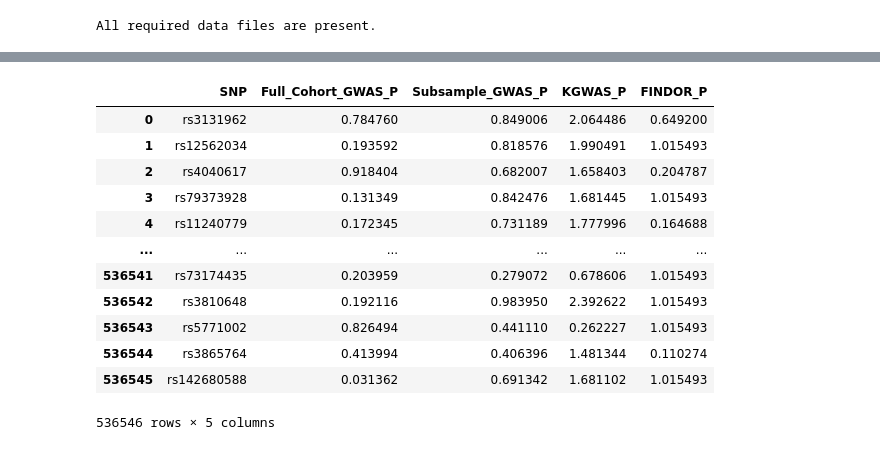
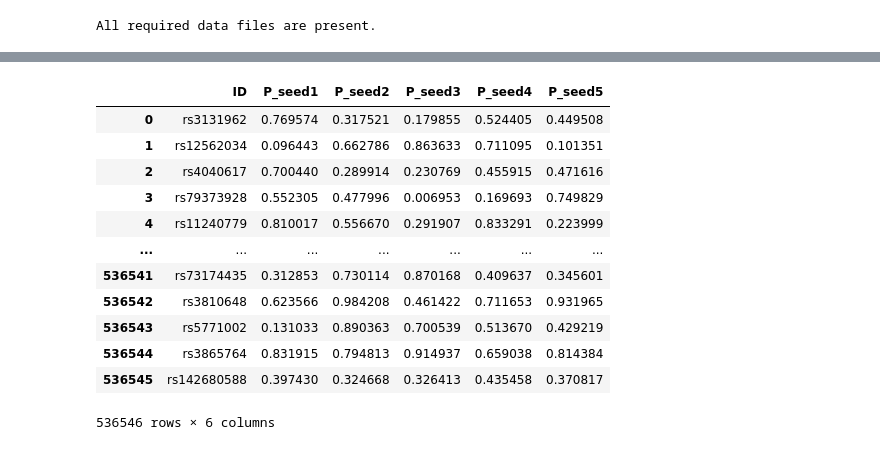
Before and after one commit to snap-stanford/KGWAS, a Jupyter notebook: demo/kgwas_subsampling.ipynb, the cells around one changed output, grey strips where cells are left out. Drawn from its saved outputs; the diff is of its cells as text; code cells hidden in the pictures.

```diff
--- a/demo/kgwas_subsampling.ipynb
+++ b/demo/kgwas_subsampling.ipynb
@@ -35,18 +35,18 @@ data.get_pheno_list()['21_indep_traits']
  'biochemistry_VitaminD',
  'bmd_HEEL_TSCOREz']
 # %%
-pd.read_csv(data_path + 'model_pred/subsample_results/body_BALDING1_seed1.csv')
+pd.read_csv(data_path + 'model_pred/subsample_results/body_BALDING1_gwas_2500.csv')
 # %% [output]
-|  | SNP | Full_Cohort_GWAS_P | Subsample_GWAS_P | KGWAS_P | FINDOR_P |
-| 0 | rs3131962 | 0.784760 | 0.849006 | 2.064486 | 0.649200 |
-| 1 | rs12562034 | 0.193592 | 0.818576 | 1.990491 | 1.015493 |
-| 2 | rs4040617 | 0.918404 | 0.682007 | 1.658403 | 0.204787 |
-| 3 | rs79373928 | 0.131349 | 0.842476 | 1.681445 | 1.015493 |
-| 4 | rs11240779 | 0.172345 | 0.731189 | 1.777996 | 0.164688 |
-| ... | ... | ... | ... | ... | ... |
-| 536541 | rs73174435 | 0.203959 | 0.279072 | 0.678606 | 1.015493 |
-| 536542 | rs3810648 | 0.192116 | 0.983950 | 2.392622 | 1.015493 |
-| 536543 | rs5771002 | 0.826494 | 0.441110 | 0.262227 | 1.015493 |
-| 536544 | rs3865764 | 0.413994 | 0.406396 | 1.481344 | 0.110274 |
-| 536545 | rs142680588 | 0.031362 | 0.691342 | 1.681102 | 1.015493 |
+|  | ID | P_seed1 | P_seed2 | P_seed3 | P_seed4 | P_seed5 |
+| 0 | rs3131962 | 0.769574 | 0.317521 | 0.179855 | 0.524405 | 0.449508 |
+| 1 | rs12562034 | 0.096443 | 0.662786 | 0.863633 | 0.711095 | 0.101351 |
+| 2 | rs4040617 | 0.700440 | 0.289914 | 0.230769 | 0.455915 | 0.471616 |
+| 3 | rs79373928 | 0.552305 | 0.477996 | 0.006953 | 0.169693 | 0.749829 |
+| 4 | rs11240779 | 0.810017 | 0.556670 | 0.291907 | 0.833291 | 0.223999 |
+| ... | ... | ... | ... | ... | ... | ... |
+| 536541 | rs73174435 | 0.312853 | 0.730114 | 0.870168 | 0.409637 | 0.345601 |
+| 536542 | rs3810648 | 0.623566 | 0.984208 | 0.461422 | 0.711653 | 0.931965 |
+| 536543 | rs5771002 | 0.131033 | 0.890363 | 0.700539 | 0.513670 | 0.429219 |
+| 536544 | rs3865764 | 0.831915 | 0.794813 | 0.914937 | 0.659038 | 0.814384 |
+| 536545 | rs142680588 | 0.397430 | 0.324668 | 0.326413 | 0.435458 | 0.370817 |
-536546 rows × 5 columns
+536546 rows × 6 columns
```
Also changed, not shown: parts of 28 cells of this notebook.
